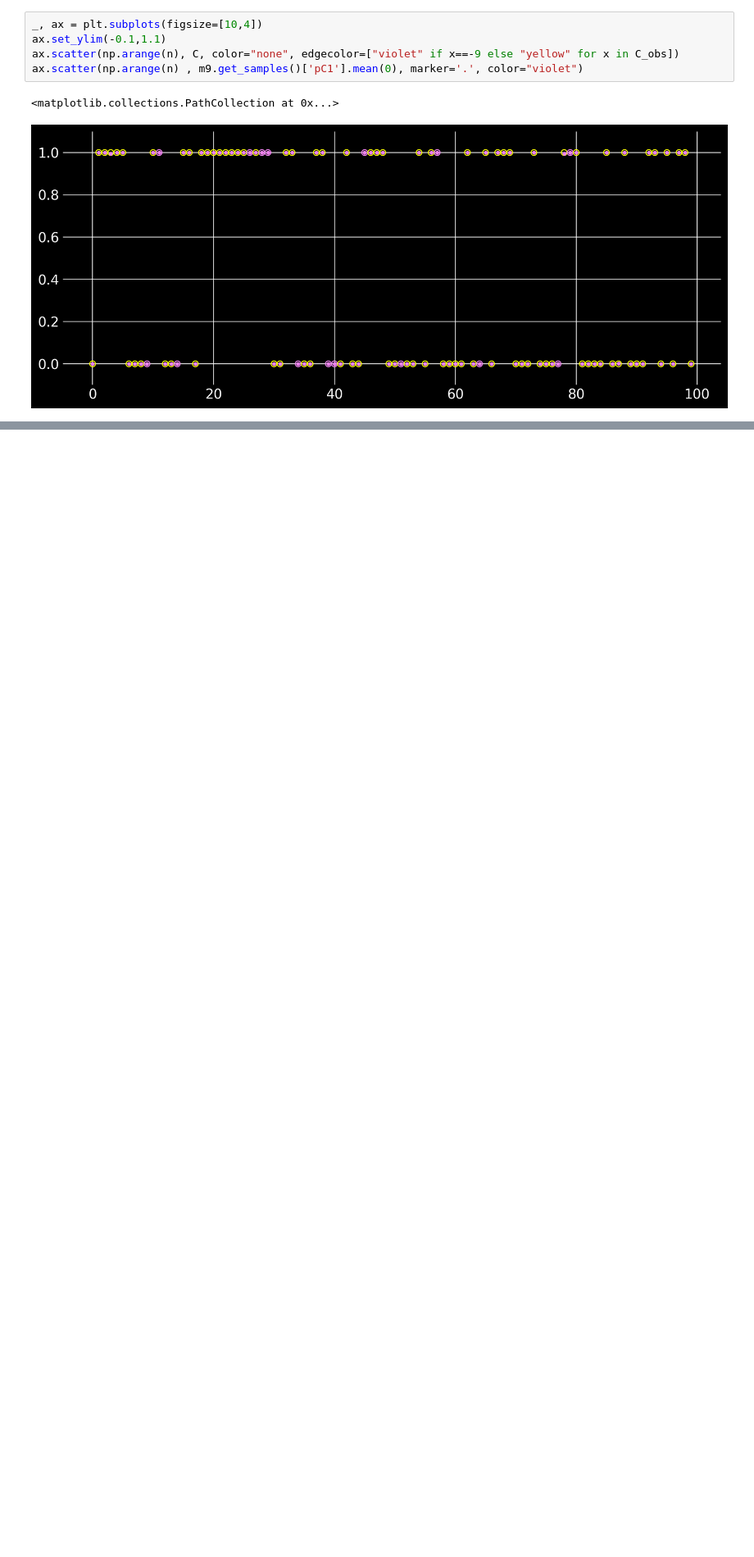
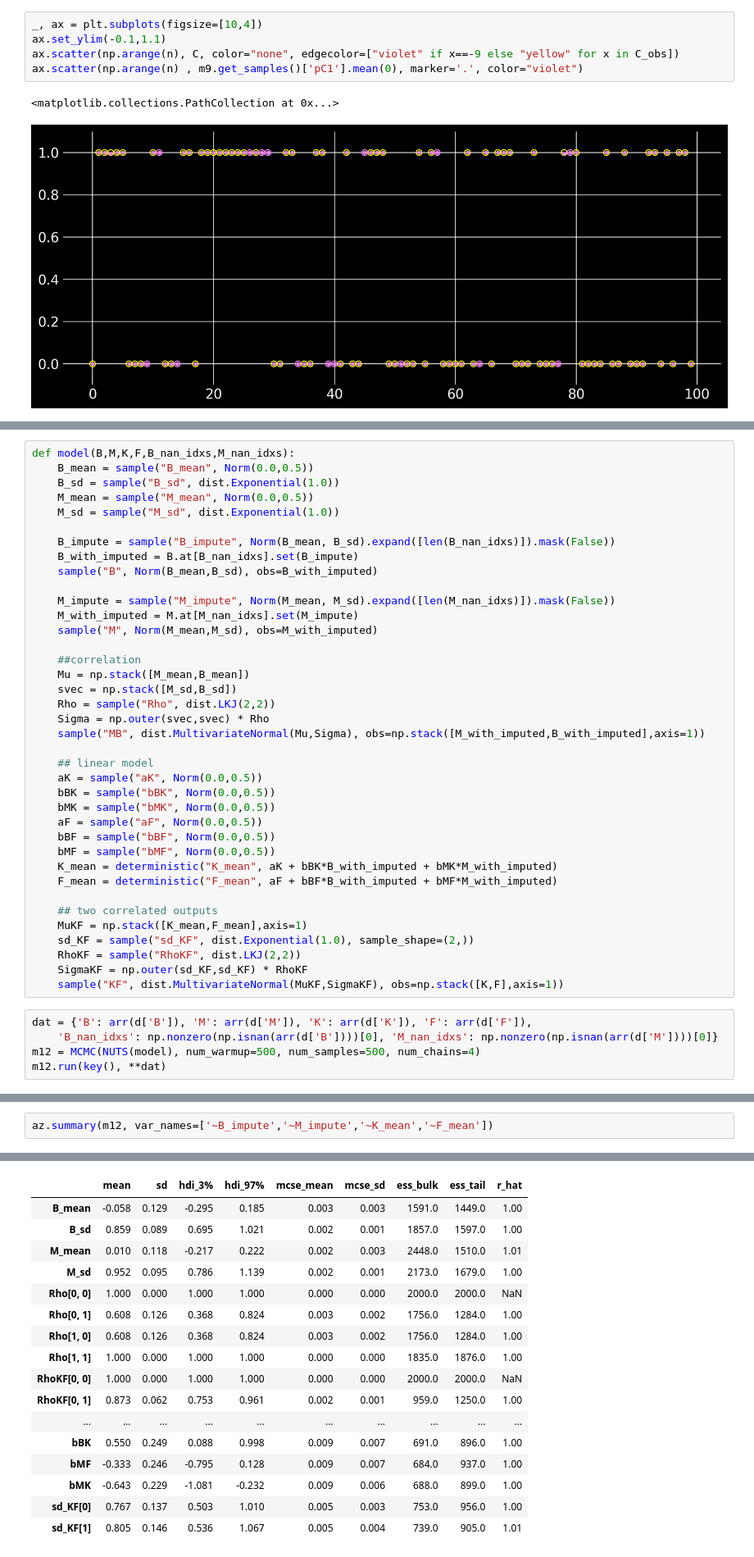
Before and after one commit to atulchin/rethinking-pymc, a Jupyter notebook: ch15pyro.ipynb, the cells around one changed output, grey strips where cells are left out. Shown: that part at 82% size. Drawn from its saved outputs; the diff is of its cells as text; blank space fills up the shorter version.

```diff
--- a/ch15pyro.ipynb
+++ b/ch15pyro.ipynb
@@ -208,0 +356,43 @@ ax.scatter(np.arange(n) , m9.get_samples()['pC1'].mean(0), marker='.', color="vi
+# %%
+def model(B,M,K,F,B_nan_idxs,M_nan_idxs):
+    B_mean = sample("B_mean", Norm(0.0,0.5))
+    B_sd = sample("B_sd", dist.Exponential(1.0))
+    M_mean = sample("M_mean", Norm(0.0,0.5))
+    M_sd = sample("M_sd", dist.Exponential(1.0))
+
+    B_impute = sample("B_impute", Norm(B_mean, B_sd).expand([len(B_nan_idxs)]).mask(False))
+    B_with_imputed = B.at[B_nan_idxs].set(B_impute)
+    sample("B", Norm(B_mean,B_sd), obs=B_with_imputed)
+
+    M_impute = sample("M_impute", Norm(M_mean, M_sd).expand([len(M_nan_idxs)]).mask(False))
+    M_with_imputed = M.at[M_nan_idxs].set(M_impute)
+    sample("M", Norm(M_mean,M_sd), obs=M_with_imputed)
+
+    ##correlation
+    Mu = np.stack([M_mean,B_mean])
+    svec = np.stack([M_sd,B_sd])
+    Rho = sample("Rho", dist.LKJ(2,2))
+    Sigma = np.outer(svec,svec) * Rho
+    sample("MB", dist.MultivariateNormal(Mu,Sigma), obs=np.stack([M_with_imputed,B_with_imputed],axis=1))
+
+    ## linear model
+    aK = sample("aK", Norm(0.0,0.5))
+    bBK = sample("bBK", Norm(0.0,0.5))
+    bMK = sample("bMK", Norm(0.0,0.5))
+    aF = sample("aF", Norm(0.0,0.5))
+    bBF = sample("bBF", Norm(0.0,0.5))
+    bMF = sample("bMF", Norm(0.0,0.5))
+    K_mean = deterministic("K_mean", aK + bBK*B_with_imputed + bMK*M_with_imputed)
+    F_mean = deterministic("F_mean", aF + bBF*B_with_imputed + bMF*M_with_imputed)
+
+    ## two correlated outputs
+    MuKF = np.stack([K_mean,F_mean],axis=1)
+    sd_KF = sample("sd_KF", dist.Exponential(1.0), sample_shape=(2,))
+    RhoKF = sample("RhoKF", dist.LKJ(2,2))
+    SigmaKF = np.outer(sd_KF,sd_KF) * RhoKF
+    sample("KF", dist.MultivariateNormal(MuKF,SigmaKF), obs=np.stack([K,F],axis=1))
+# %%
+dat = {'B': arr(d['B']), 'M': arr(d['M']), 'K': arr(d['K']), 'F': arr(d['F']),
+    'B_nan_idxs': np.nonzero(np.isnan(arr(d['B'])))[0], 'M_nan_idxs': np.nonzero(np.isnan(arr(d['M'])))[0]}
+m12 = MCMC(NUTS(model), num_warmup=500, num_samples=500, num_chains=4)
+m12.run(key(), **dat)
@@ -208,0 +416,3 @@ ax.scatter(np.arange(n) , m9.get_samples()['pC1'].mean(0), marker='.', color="vi
+# %%
+az.summary(m12, var_names=['~B_impute','~M_impute','~K_mean','~F_mean'])
+# %% [output]
@@ -208,0 +421,17 @@ ax.scatter(np.arange(n) , m9.get_samples()['pC1'].mean(0), marker='.', color="vi
+|  | mean | sd | hdi_3% | hdi_97% | mcse_mean | mcse_sd | ess_bulk | ess_tail | r_hat |
+| B_mean | -0.058 | 0.129 | -0.295 | 0.185 | 0.003 | 0.003 | 1591.0 | 1449.0 | 1.00 |
+| B_sd | 0.859 | 0.089 | 0.695 | 1.021 | 0.002 | 0.001 | 1857.0 | 1597.0 | 1.00 |
+| M_mean | 0.010 | 0.118 | -0.217 | 0.222 | 0.002 | 0.003 | 2448.0 | 1510.0 | 1.01 |
+| M_sd | 0.952 | 0.095 | 0.786 | 1.139 | 0.002 | 0.001 | 2173.0 | 1679.0 | 1.00 |
+| Rho[0, 0] | 1.000 | 0.000 | 1.000 | 1.000 | 0.000 | 0.000 | 2000.0 | 2000.0 | NaN |
+| Rho[0, 1] | 0.608 | 0.126 | 0.368 | 0.824 | 0.003 | 0.002 | 1756.0 | 1284.0 | 1.00 |
+| Rho[1, 0] | 0.608 | 0.126 | 0.368 | 0.824 | 0.003 | 0.002 | 1756.0 | 1284.0 | 1.00 |
+| Rho[1, 1] | 1.000 | 0.000 | 1.000 | 1.000 | 0.000 | 0.000 | 1835.0 | 1876.0 | 1.00 |
+| RhoKF[0, 0] | 1.000 | 0.000 | 1.000 | 1.000 | 0.000 | 0.000 | 2000.0 | 2000.0 | NaN |
+| RhoKF[0, 1] | 0.873 | 0.062 | 0.753 | 0.961 | 0.002 | 0.001 | 959.0 | 1250.0 | 1.00 |
+| ... | ... | ... | ... | ... | ... | ... | ... | ... | ... |
+| bBK | 0.550 | 0.249 | 0.088 | 0.998 | 0.009 | 0.007 | 691.0 | 896.0 | 1.00 |
+| bMF | -0.333 | 0.246 | -0.795 | 0.128 | 0.009 | 0.007 | 684.0 | 937.0 | 1.00 |
+| bMK | -0.643 | 0.229 | -1.081 | -0.232 | 0.009 | 0.006 | 688.0 | 899.0 | 1.00 |
+| sd_KF[0] | 0.767 | 0.137 | 0.503 | 1.010 | 0.005 | 0.003 | 753.0 | 956.0 | 1.00 |
+| sd_KF[1] | 0.805 | 0.146 | 0.536 | 1.067 | 0.005 | 0.004 | 739.0 | 905.0 | 1.01 |
```
Also changed, not shown: parts of 17 cells of this notebook, 3 other files.
